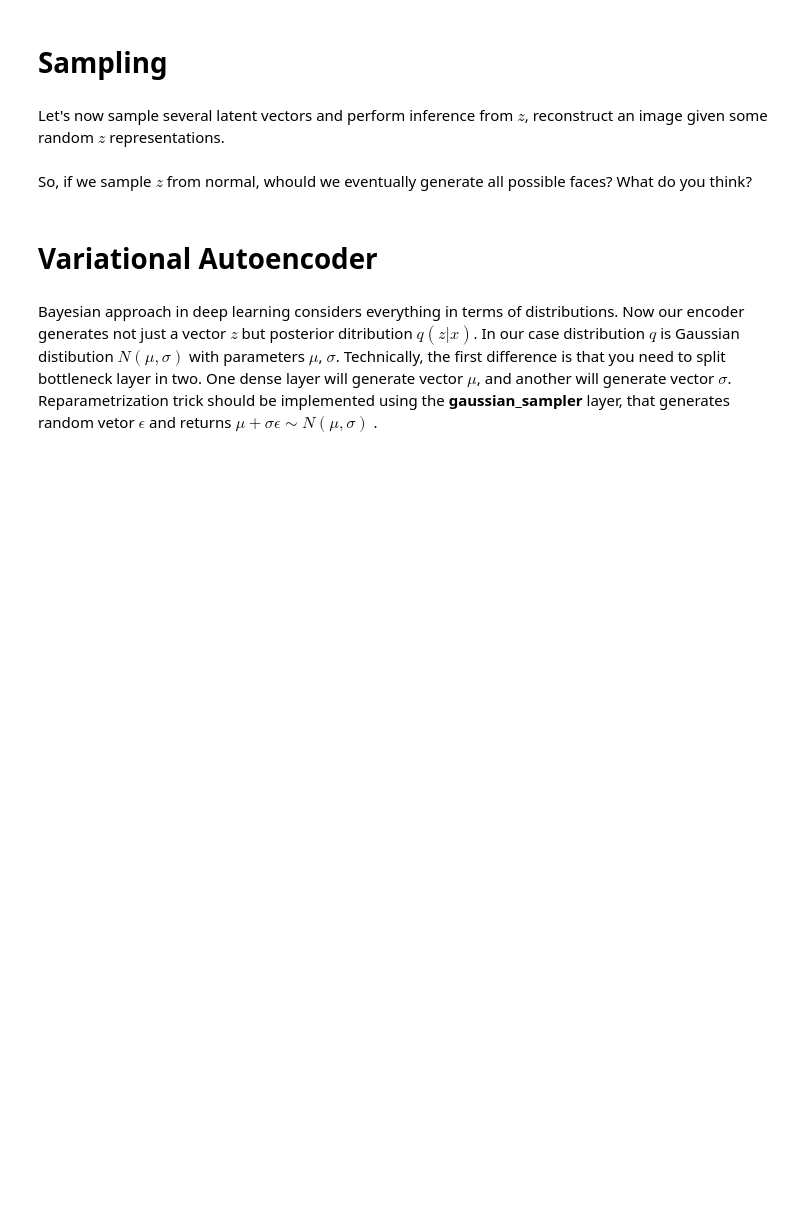
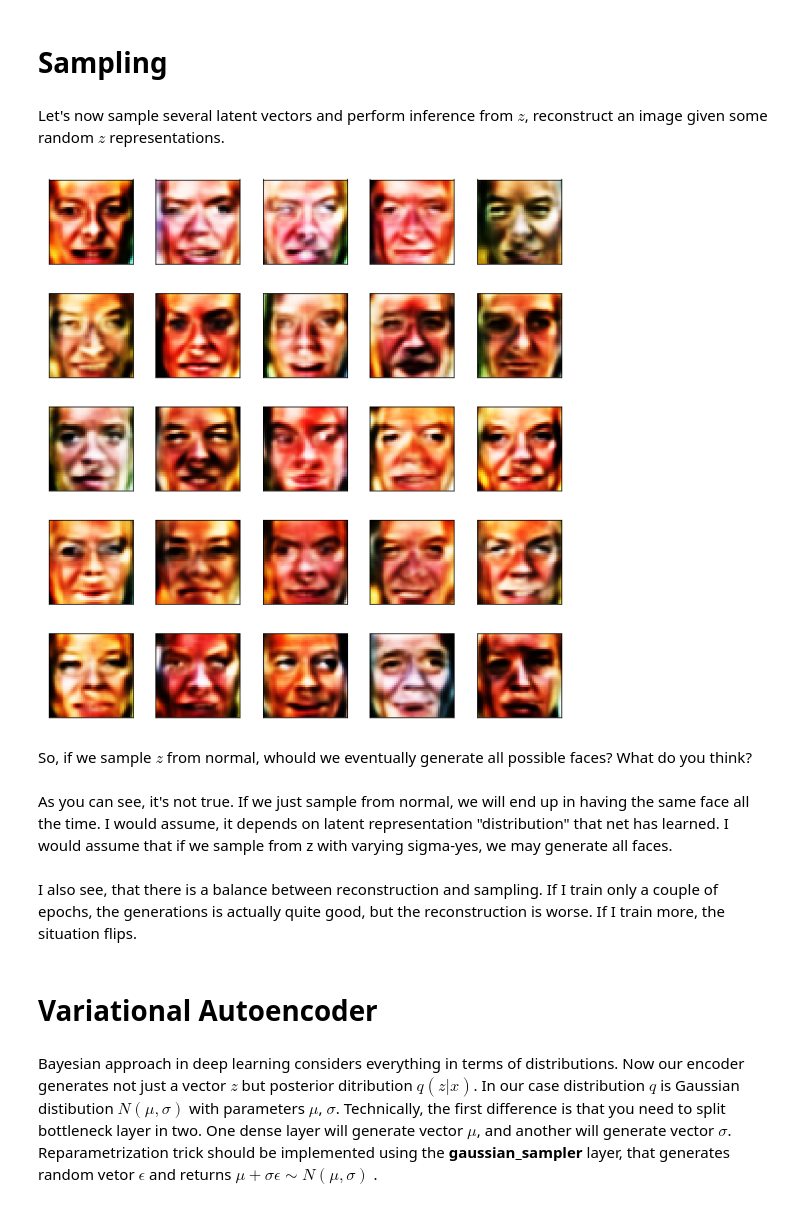
Before and after one commit to sampleskli18/Practical_DL, a Jupyter notebook: homework03/homework03_part2_vae.ipynb, the cells around one changed output. Drawn from its saved outputs; the diff is of its cells as text; code cells hidden in the pictures; blank space fills up the shorter version.

Commit message:
VAE sampling okish now

```diff
--- a/homework03/homework03_part2_vae.ipynb
+++ b/homework03/homework03_part2_vae.ipynb
@@ -117,11 +219,17 @@ Reconstruction is not bad, right?
 # %% [markdown]
 Let's now sample several latent vectors and perform inference from $z$, reconstruct an image given some random $z$ representations.
 # %%
-z = np.random.randn(25, dimZ)*0.5
-output = autoencoder.decoder(Variable(torch.from_numpy(z).cuda()))
+z = np.random.randn(25, dimZ)*4
+output = autoencoder.decoder(Variable(torch.FloatTensor(z).cuda()))
 plot_gallery(output.data.cpu().numpy(), image_h, image_w, n_row=5, n_col=5)
+# %% [output]
+[figure, added]
 # %% [markdown]
 So, if we sample $z$ from normal, whould we eventually generate all possible faces? What do you think?
+# %% [markdown]
+As you can see, it's not true. If we just sample from normal, we will end up in having the same face all the time. I would assume, it depends on latent representation "distribution" that net has learned. I would assume that if we sample from z with varying sigma-yes, we may generate all faces.
+# %% [markdown]
+I also see, that there is a balance between reconstruction and sampling. If I train only a couple of epochs, the generations is actually quite good, but the reconstruction is worse. If I train more, the situation flips.
 # %% [markdown]
 # Variational Autoencoder
 # %% [markdown]
```
Also changed, not shown: parts of 25 cells of this notebook.
